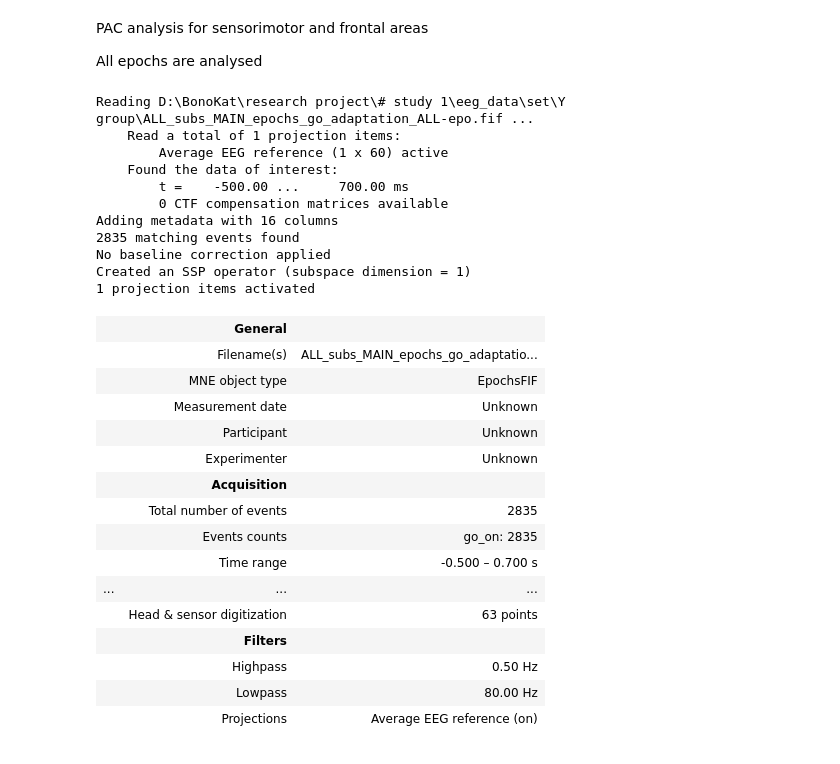
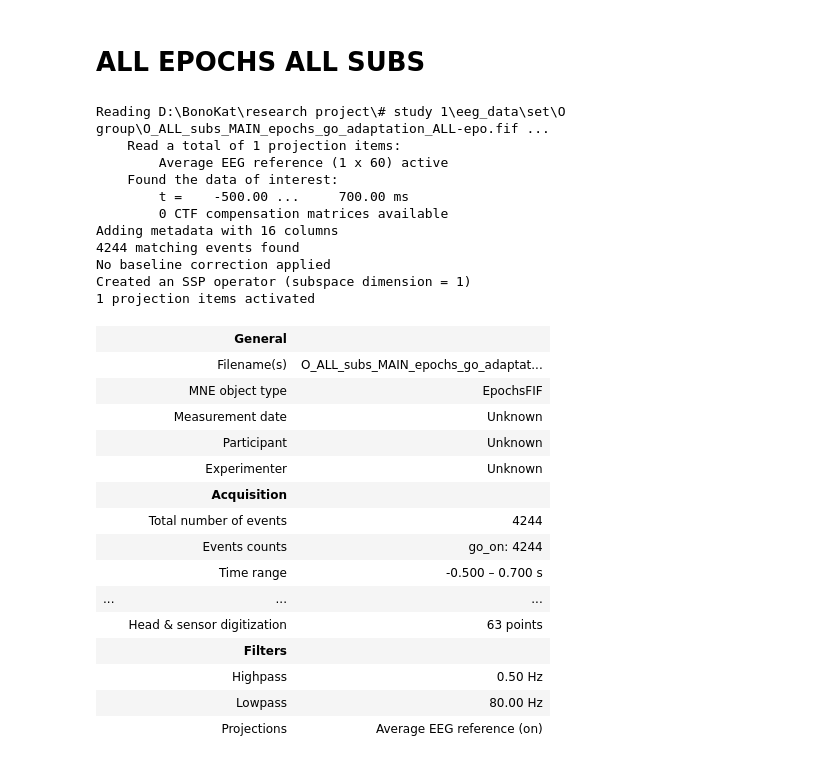
Before and after one commit to bonokat/motor_pac, a Jupyter notebook: 7. PAC_sensors_MAIN.ipynb, the cells around one changed output. Saved outputs shown, nothing was run; the diff lists cells and outputs as text; code cells hidden in the pictures.

```diff
--- a/7. PAC_sensors_MAIN.ipynb
+++ b/7. PAC_sensors_MAIN.ipynb
@@ -3,4 +0,0 @@
-# %% [markdown]
-PAC analysis for sensorimotor and frontal areas
-
-All epochs are analysed
@@ -23,33 +185,37 @@ import matplotlib.pyplot as plt
+# %% [markdown]
+# ALL EPOCHS ALL SUBS
 # %%
 eeg_data_dir = 'D:\\BonoKat\\research project\\# study 1\\eeg_data\\set'
-group_save_path = 'D:\\BonoKat\\research project\\# study 1\\eeg_data\\set\\Y group'
+group = 'O'
 sub_name = 'ALL_subs'
 task = '_MAIN' # ['_BL', '_MAIN']
-block_name = '_adaptation' # ['_baseline', '_adaptation']
-task_stage = '_go' # '_plan' or '_go'
-epochs_all_subs = mne.read_epochs(os.path.join(group_save_path, f"{sub_name}{task}_epochs{task_stage}{block_name}_ALL-epo.fif"), preload=True)
+task_stage = '_plan' # '_plan' or '_go'
+block_name = '_baseline' # ['_baseline', '_adaptation']
+
+group_save_path = os.path.join(eeg_data_dir, f'{group} group')
+epochs_all_subs = mne.read_epochs(os.path.join(group_save_path, f"{group}_{sub_name}{task}_epochs{task_stage}{block_name}_ALL-epo.fif"), preload=True)
 epochs_all_subs
 # %% [output]
-Reading D:\BonoKat\research project\# study 1\eeg_data\set\Y group\ALL_subs_MAIN_epochs_go_adaptation_ALL-epo.fif ...
+Reading D:\BonoKat\research project\# study 1\eeg_data\set\O group\O_ALL_subs_MAIN_epochs_go_adaptation_ALL-epo.fif ...
     Read a total of 1 projection items:
         Average EEG reference (1 x 60) active
     Found the data of interest:
         t =    -500.00 ...     700.00 ms
         0 CTF compensation matrices available
 Adding metadata with 16 columns
-2835 matching events found
+4244 matching events found
 No baseline correction applied
 Created an SSP operator (subspace dimension = 1)
 1 projection items activated
 |  | General |  |
-|  | Filename(s) | ALL_subs_MAIN_epochs_go_adaptatio... |
+|  | Filename(s) | O_ALL_subs_MAIN_epochs_go_adaptat... |
 |  | MNE object type | EpochsFIF |
 |  | Measurement date | Unknown |
 |  | Participant | Unknown |
 |  | Experimenter | Unknown |
 |  | Acquisition |  |
-|  | Total number of events | 2835 |
-|  | Events counts | go_on: 2835 |
+|  | Total number of events | 4244 |
+|  | Events counts | go_on: 4244 |
 |  | Time range | -0.500 – 0.700 s |
 | ... | ... | ... |
 |  | Head & sensor digitization | 63 points |
```
Also changed, not shown: parts of 23 cells of this notebook, 16 other files.
